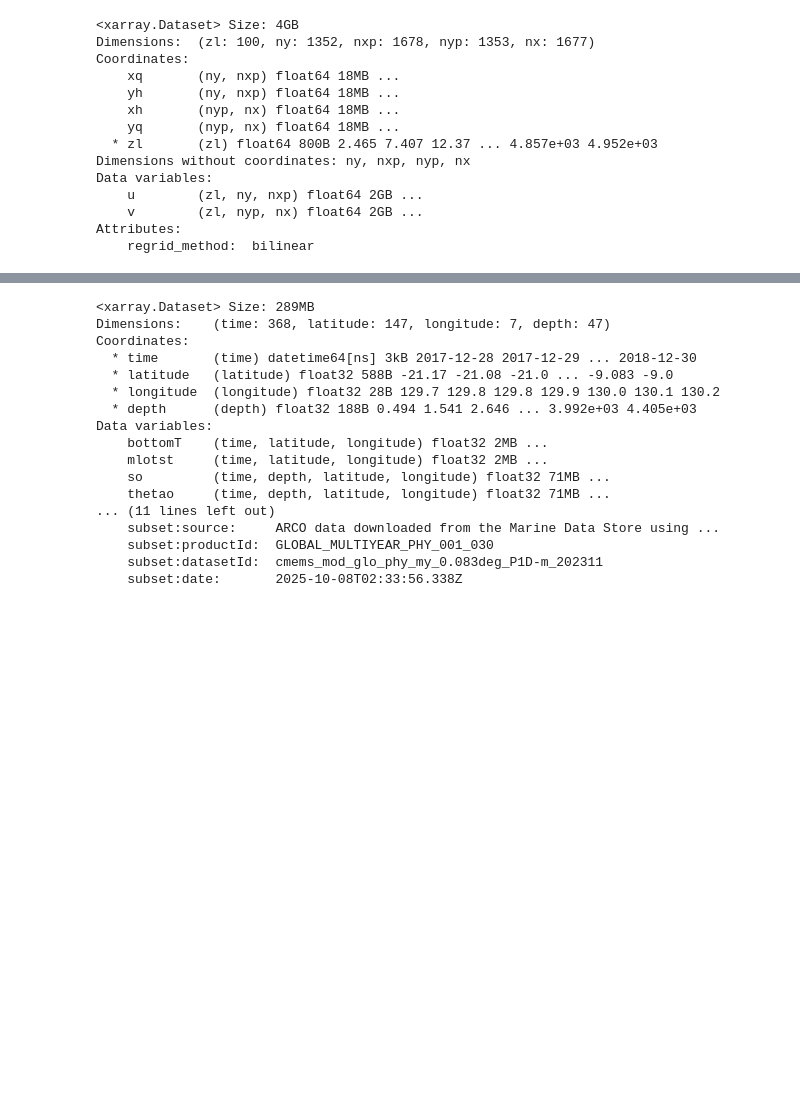
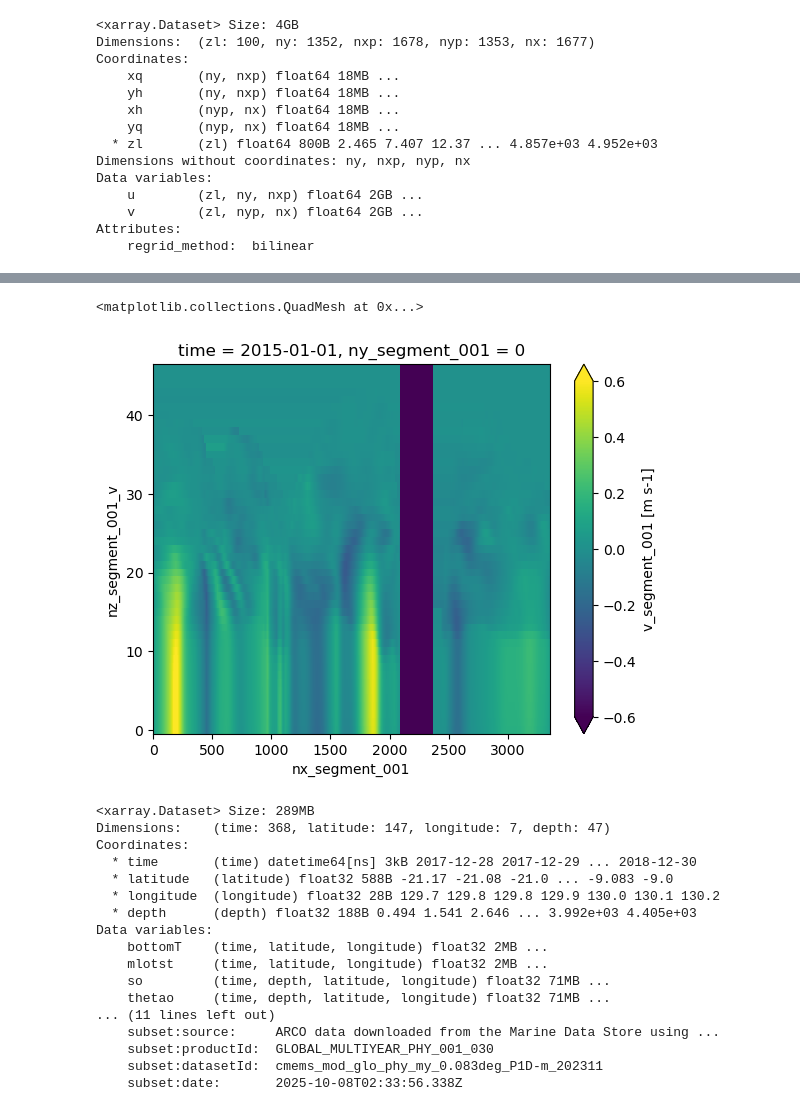
Before and after one commit to AVEllepola/create_mom6_notebooks, a Jupyter notebook: create_init_and_check forcings.ipynb, the cells around one changed output, grey strips where cells are left out. Cells and saved outputs as stored; diff of their text form; code cells hidden in the pictures; blank space fills up the shorter version.

```diff
--- a/create_init_and_check forcings.ipynb
+++ b/create_init_and_check forcings.ipynb
@@ -194,3 +221,10 @@ Data variables:
+# %%
+time = 0
+vmin, vmax = obc.v_segment_001.isel(time=time, ny_segment_001=0).quantile([0.7, 0.98])
+obc.v_segment_001.isel(time=time, ny_segment_001=0).plot(vmin=-0.6, vmax=0.6)
+# %% [output]
+<matplotlib.collections.QuadMesh at 0x...>
+[figure, added]
 # %%
 obc1 = xr.open_dataset('/g/data/nm03/ae7501/glorys_15_17/east_unprocessed3.nc')
 obc1
```
Also changed, not shown: parts of 15 cells of this notebook, 10 other files.
